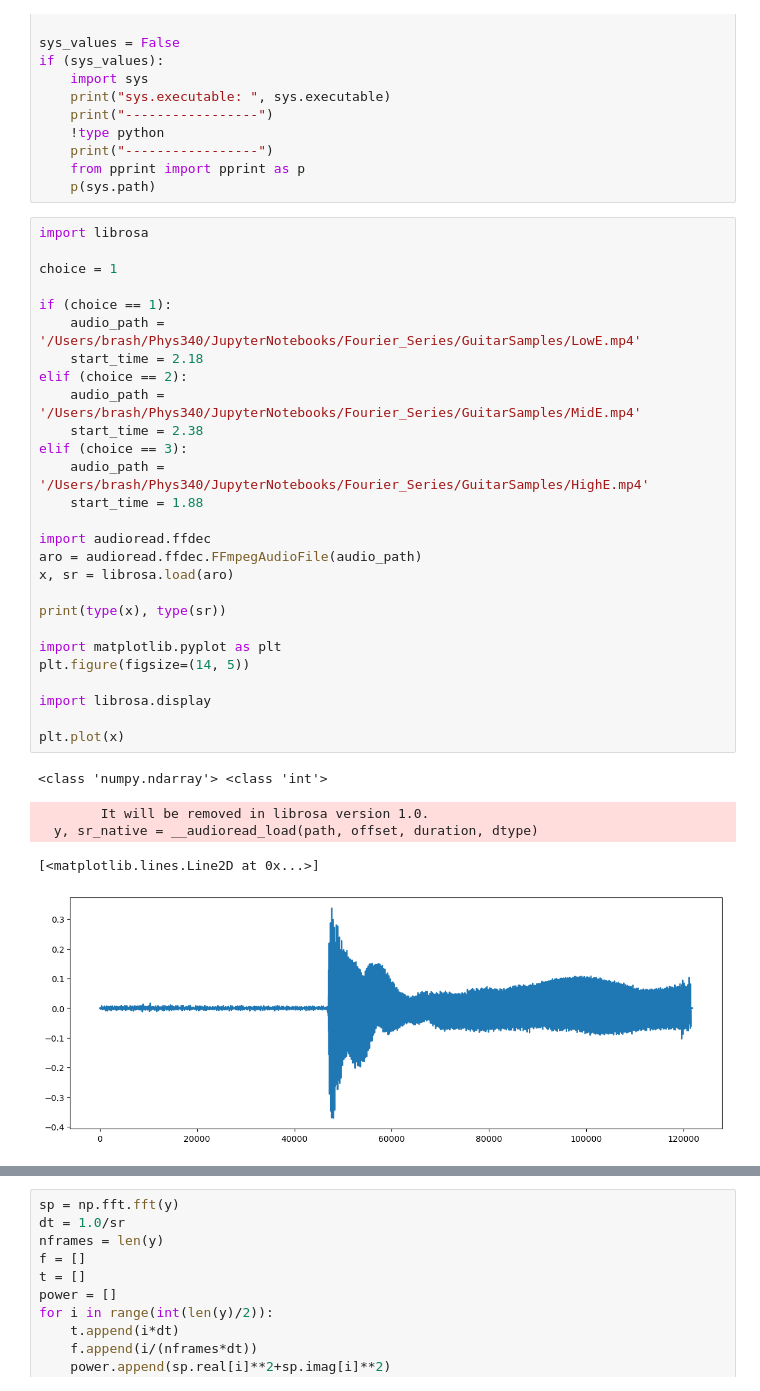
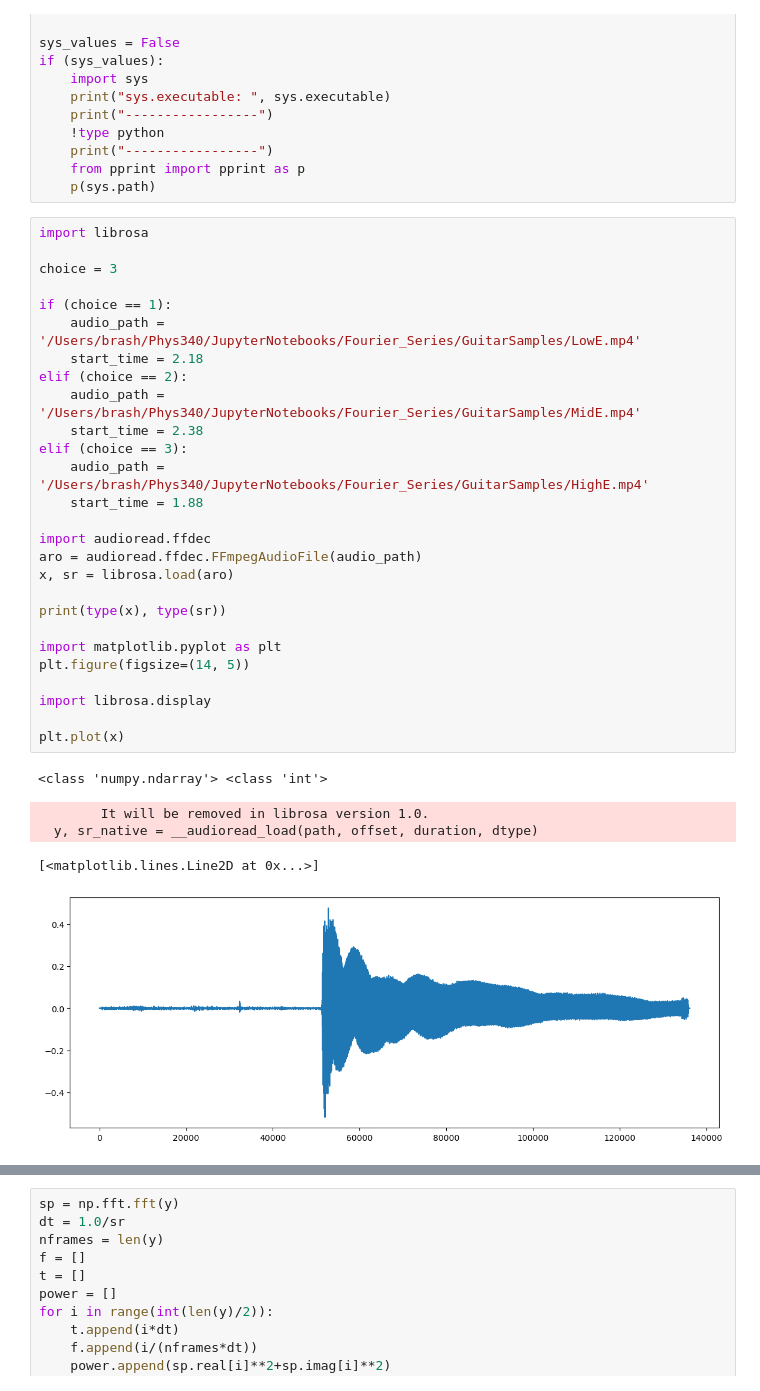
Before and after one commit to brash99/phys340, a Jupyter notebook: JupyterNotebooks/Fourier_Series/graph_fourier_guitar.ipynb, the cells around one changed output, grey strips where cells are left out. Cells and saved outputs as stored; diff of their text form.

```diff
--- a/JupyterNotebooks/Fourier_Series/graph_fourier_guitar.ipynb
+++ b/JupyterNotebooks/Fourier_Series/graph_fourier_guitar.ipynb
@@ -16,36 +16,36 @@ if (sys_values):
 # %%
 import librosa
 
-choice = 1
+choice = 3
 
 if (choice == 1):
     audio_path = '/Users/brash/Phys340/JupyterNotebooks/Fourier_Series/GuitarSamples/LowE.mp4'
     start_time = 2.18
 elif (choice == 2):
     audio_path = '/Users/brash/Phys340/JupyterNotebooks/Fourier_Series/GuitarSamples/MidE.mp4'
     start_time = 2.38
 elif (choice == 3):
     audio_path = '/Users/brash/Phys340/JupyterNotebooks/Fourier_Series/GuitarSamples/HighE.mp4'
     start_time = 1.88
 
 import audioread.ffdec
 aro = audioread.ffdec.FFmpegAudioFile(audio_path)
 x, sr = librosa.load(aro)
 
 print(type(x), type(sr))
 
 import matplotlib.pyplot as plt
 plt.figure(figsize=(14, 5))
 
 import librosa.display
 
 plt.plot(x)
 # %% [output]
 <class 'numpy.ndarray'> <class 'int'>
         It will be removed in librosa version 1.0.
   y, sr_native = __audioread_load(path, offset, duration, dtype)
 [<matplotlib.lines.Line2D at 0x...>]
-[figure, old version]
+[figure, new version]
 # %%
 y, sr = librosa.load(audio_path, offset=start_time,duration=3.20,sr=None)
 
```
Also changed, not shown: parts of 4 cells of this notebook.
